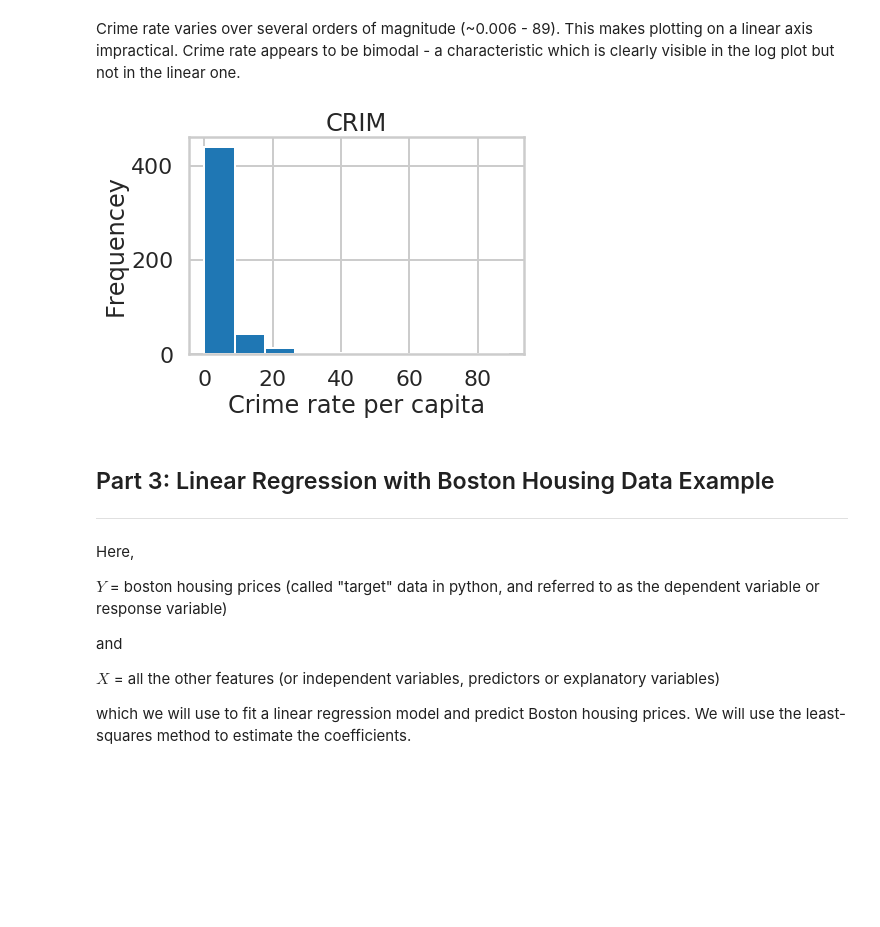
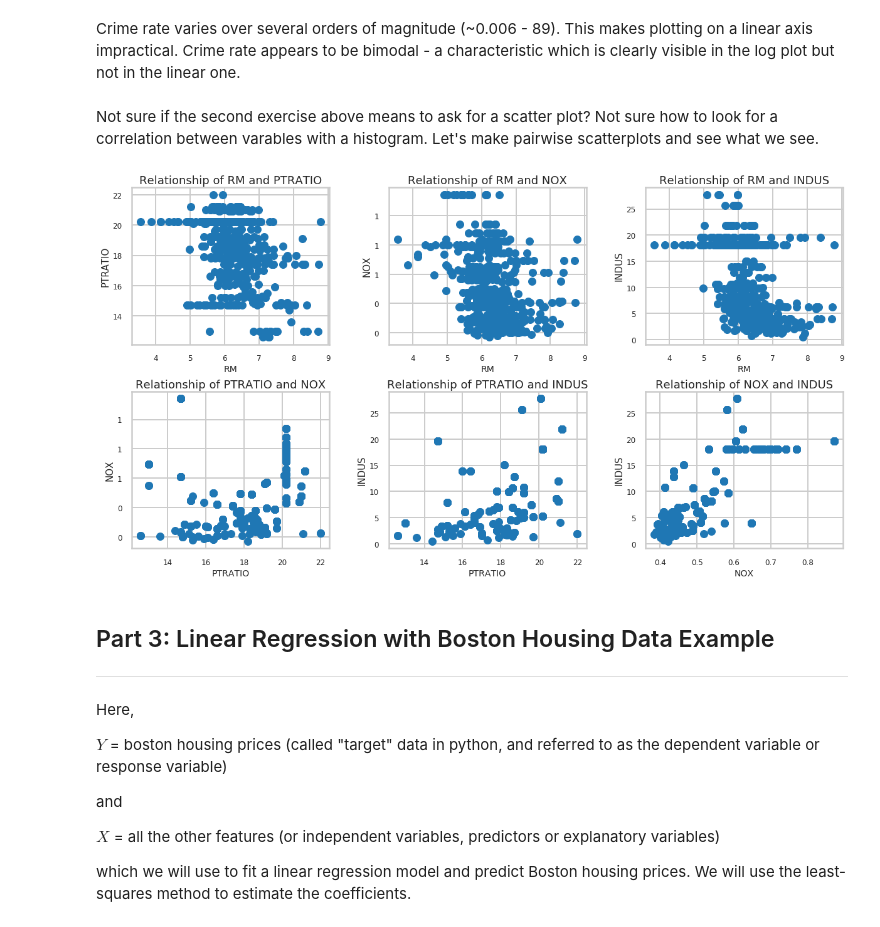
Before and after one commit to gperdrizet/linear_regression, a Jupyter notebook: Mini_Project_Linear_Regression.ipynb, the cells around one changed output. Cells and saved outputs as stored; diff of their text form; code cells hidden in the pictures; blank space fills up the shorter version.

```diff
--- a/Mini_Project_Linear_Regression.ipynb
+++ b/Mini_Project_Linear_Regression.ipynb
@@ -446,14 +464,70 @@ plt.show()
 # %% [markdown]
 Crime rate varies over several orders of magnitude (~0.006 - 89). This makes plotting on a linear axis impractical. Crime rate appears to be bimodal - a characteristic which is clearly visible in the log plot but not in the linear one.
-# %%
-#your turn
-plt.hist(bos.CRIM)
-plt.title("CRIM")
-plt.xlabel("Crime rate per capita")
-plt.ylabel("Frequencey")
-plt.show()
-# %% [output]
-[figure, removed]
+# %% [markdown]
+Not sure if the second exercise above means to ask for a scatter plot? Not sure how to look for a correlation between varables with a histogram. Let's make pairwise scatterplots and see what we see.
+# %%
+left  = 0.125  # the left side of the subplots of the figure
+right = 0.65   # the right side of the subplots of the figure
+bottom = 0.1   # the bottom of the subplots of the figure
+top = 0.9      # the top of the subplots of the figure
+wspace = 0.3   # the amount of width reserved for blank space between subplots
+hspace = 0.3   # the amount of height reserved for white space between subplots
+
+fig_rows = 2
+fig_cols = 3
+plot_height = 10
+plot_width = 30
+
+plot_locations = [
+    (0,0),(0,1),(0,2),
+    (1,0),(1,1),(1,2),
+]
+
+plot_titles = [
+    'Relationship of RM and PTRATIO',
+    'Relationship of RM and NOX',
+    'Relationship of RM and INDUS',
+    'Relationship of PTRATIO and NOX',
+    'Relationship of PTRATIO and INDUS',
+    'Relationship of NOX and INDUS'
+]
+
+data_types = [
+    ['RM', 'PTRATIO'],
+    ['RM', 'NOX'],
+    ['RM', 'INDUS'],
+    ['PTRATIO', 'NOX'],
+    ['PTRATIO', 'INDUS'],
+    ['NOX', 'INDUS']
+]
+
+
+def scatterplot(plot_location, xdata, ydata, title, xlabel, ylabel):
+
+    ax[plot_location].plot(xdata, ydata, 'o')
+    ax[plot_location].tick_params(labelsize=12)
+    ax[plot_location].set_title(title, fontsize=18)
+    ax[plot_location].set_xlabel(xlabel, fontsize=14)
+    #ax[plot_location].set_xticks([])
+    ax[plot_location].set_ylabel(ylabel, fontsize=15)
+    ax[plot_location].yaxis.set_major_formatter(FormatStrFormatter('%.0f'))
+    #ax[plot_location].set_ylim([-0.05,0.125])
+
+    return ax
+
+fig, ax = plt.subplots(fig_rows, fig_cols, figsize=(plot_width, plot_height))
+fig.subplots_adjust(left=left, bottom=bottom, right=right, top=top, wspace=wspace, hspace=hspace)
+
+for i in range(len(plot_locations)):
+    xdata = bos[data_types[i][0]]
+    ydata = bos[data_types[i][1]]
+    xlabel = data_types[i][0]
+    ylabel = data_types[i][1]
+    ax[plot_locations[i]] = scatterplot(plot_locations[i], xdata, ydata, plot_titles[i], xlabel, ylabel)
+
+plt.show()
+# %% [output]
+[figure, added]
 # %% [markdown]
 ## Part 3: Linear Regression with Boston Housing Data Example
 ***
```
Also changed, not shown: parts of 42 cells of this notebook.
